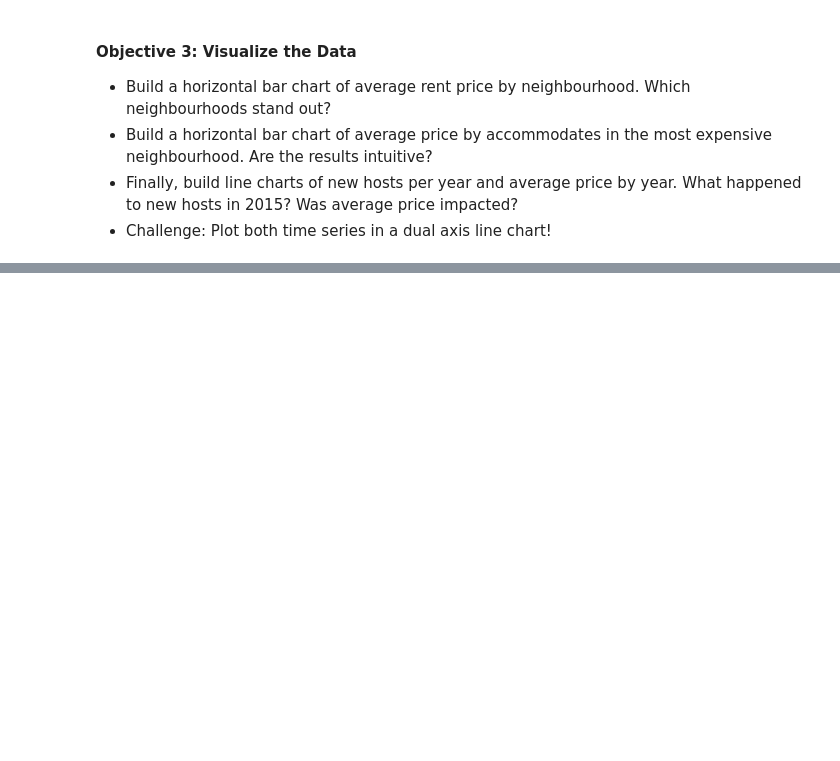
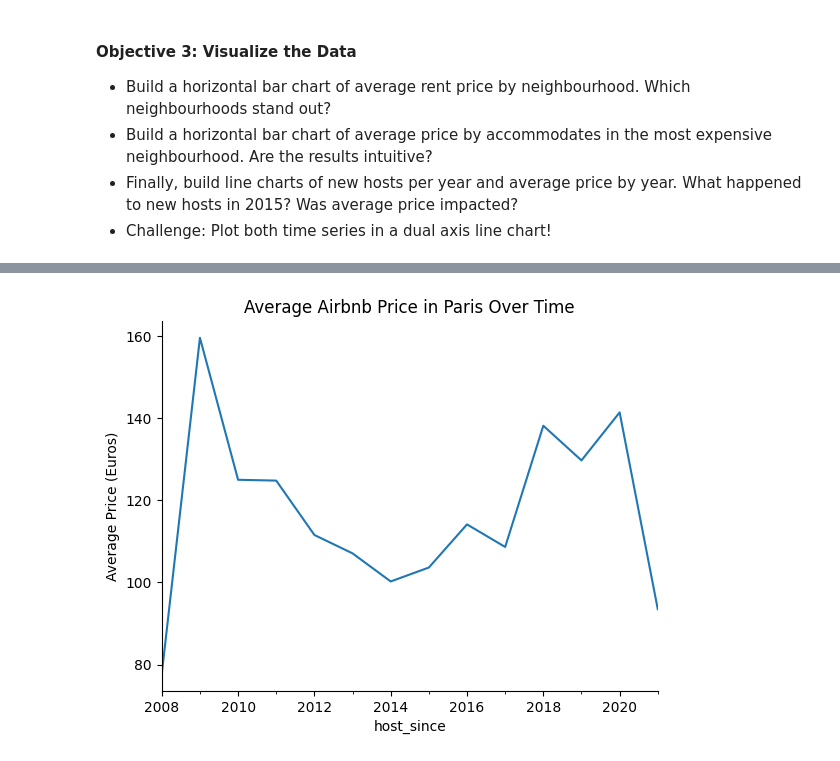
Before and after one commit to pochiman/AirBnB_Listing_Analysis, a Jupyter notebook: Python_Coursework/airbnb_analysis_starter_notebook.ipynb, the cells around one changed output, grey strips where cells are left out. Cells and saved outputs as stored; diff of their text form; code cells hidden in the pictures; blank space fills up the shorter version.

```diff
--- a/Python_Coursework/airbnb_analysis_starter_notebook.ipynb
+++ b/Python_Coursework/airbnb_analysis_starter_notebook.ipynb
@@ -196,0 +237,10 @@ paris_listings_over_time.head()
+# %%
+paris_listings_over_time["price"].plot(
+    ylabel="Average Price (Euros)",
+    title="Average Airbnb Price in Paris Over Time"
+
+)
+
+sns.despine()
+# %% [output]
+[figure, added]
```
Also changed, not shown: parts of 4 cells of this notebook.
